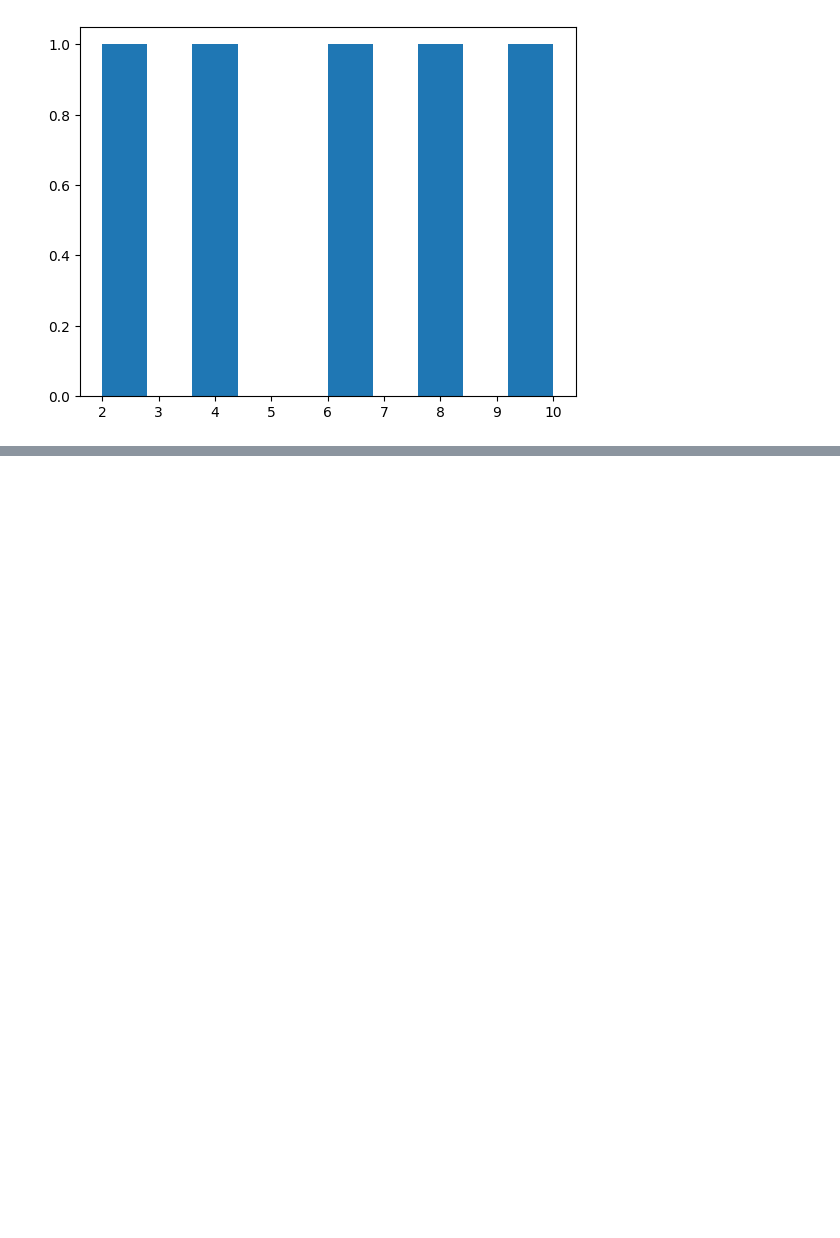
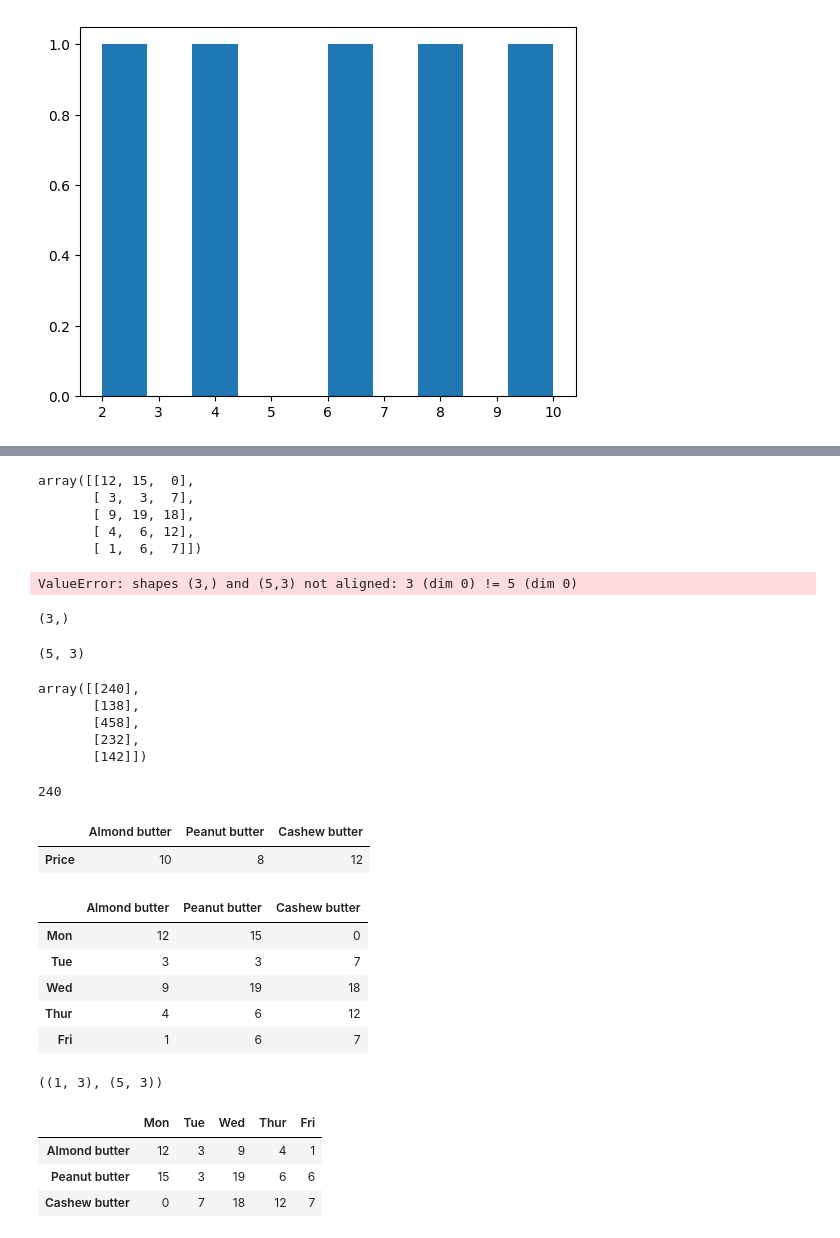
Before and after one commit to AHMAD-KHAIRI/ztm-ml-course, a Jupyter notebook: 03_numpy/introduction-to-numpy.ipynb, the cells around one changed output, grey strips where cells are left out. Drawn from its saved outputs; the diff is of its cells as text; code cells hidden in the pictures; blank space fills up the shorter version.

```diff
--- a/03_numpy/introduction-to-numpy.ipynb
+++ b/03_numpy/introduction-to-numpy.ipynb
@@ -586,0 +762,62 @@ plt.show()
+# %%
+sales_amounts
+# %% [output]
+array([[12, 15,  0],
+       [ 3,  3,  7],
+       [ 9, 19, 18],
+       [ 4,  6, 12],
+       [ 1,  6,  7]])
+# %%
+total_sales = prices.dot(sales_amounts)
+total_sales
+# %% [output]
+ValueError: shapes (3,) and (5,3) not aligned: 3 (dim 0) != 5 (dim 0)
+# %%
+prices.shape
+# %% [output]
+(3,)
+# %%
+sales_amounts.shape
+# %% [output]
+(5, 3)
+# %%
+total_sales = sales_amounts.dot(prices.reshape(3, 1))
+# total_sales = prices.dot(sales_amounts.T)
+total_sales
+# %% [output]
+array([[240],
+       [138],
+       [458],
+       [232],
+       [142]])
+# %%
+# Manual calculation for Monday
+(12*10) + (8*15) + (0*12)
+# %% [output]
+240
+# %%
+# Create daily_sales
+butter_prices
+# %% [output]
+|  | Almond butter | Peanut butter | Cashew butter |
+| Price | 10 | 8 | 12 |
+# %%
+weekly_sales
+# %% [output]
+|  | Almond butter | Peanut butter | Cashew butter |
+| Mon | 12 | 15 | 0 |
+| Tue | 3 | 3 | 7 |
+| Wed | 9 | 19 | 18 |
+| Thur | 4 | 6 | 12 |
+| Fri | 1 | 6 | 7 |
+# %%
+butter_prices.shape, weekly_sales.shape
+# %% [output]
+((1, 3), (5, 3))
+# %%
+weekly_sales.T
+# %% [output]
+|  | Mon | Tue | Wed | Thur | Fri |
+| Almond butter | 12 | 3 | 9 | 4 | 1 |
+| Peanut butter | 15 | 3 | 19 | 6 | 6 |
+| Cashew butter | 0 | 7 | 18 | 12 | 7 |
```
Also changed, not shown: parts of 59 cells of this notebook.
